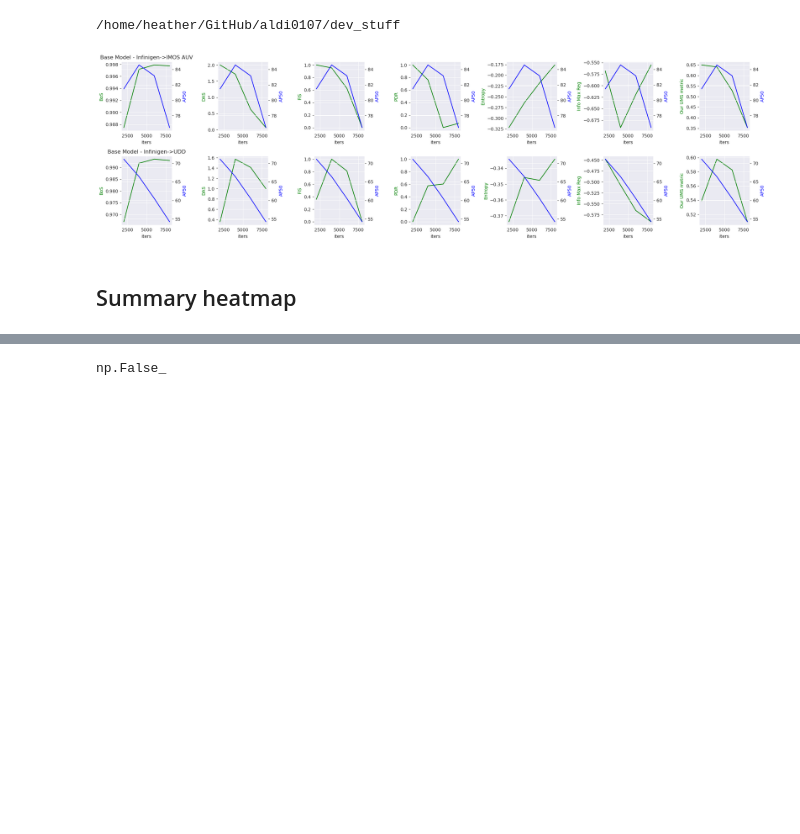
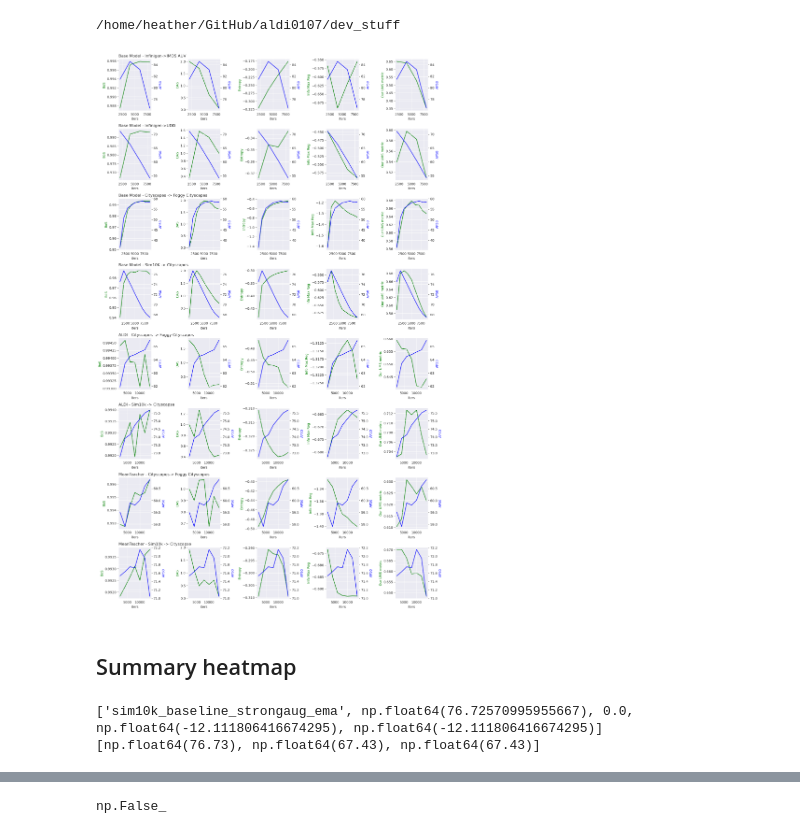
Before and after one commit to hdoi5324/aldi0107, a Jupyter notebook: dev_stuff/model_selection_analysis.ipynb, the cells around one changed output, grey strips where cells are left out. Drawn from its saved outputs; the diff is of its cells as text; code cells hidden in the pictures; blank space fills up the shorter version.

Commit message:
config and model updates

```diff
--- a/dev_stuff/model_selection_analysis.ipynb
+++ b/dev_stuff/model_selection_analysis.ipynb
@@ -17,6 +17,18 @@ paths = (glob.glob('../saga_outputs/outputs/urchininf/*base*/UMS*dict_output.jso
          + glob.glob('../outputs/urchininf/*base*/BoS*dict_output.json'))
 # %% [output]
 /home/heather/GitHub/aldi0107/dev_stuff
+# %%
+datasets=["sim10k/sim10k_baseline_strongaug_ema",
+  "sim10k/sim10k_ALDI_final", "cityscapes/cityscapes_aldi_final",
+  "sim10k/sim10k_MT_final", "cityscapes/cityscapes_meanteacher_final", "cityscapes/cityscapes_baseline_strongaug_ema",
+          "urchinfinf/*"]
+
+paths = []
+for d in datasets:
+    paths += glob.glob(f"../outputs/{d}/UMS*json") + glob.glob(f"../outputs/{d}/DAS*json") + glob.glob(f"../outputs/{d}/BoS*json")
+paths += (glob.glob('../saga_outputs/outputs/urchininf/*base*/UMS*dict_output.json')
+         + glob.glob('../saga_outputs/outputs/urchininf/*base*/DAS*dict_output.json')
+         + glob.glob('../outputs/urchininf/*base*/BoS*dict_output.json'))
 # %%
 import os
 import json
@@ -36,6 +48,8 @@ for p in paths:
     domain = split_path[-2]
     method = split_path[-1]
     path_dict[(domain, method)].append(p)
+
+path_dict = dict(sorted(path_dict.items(), reverse=True))
 # %%
 result_fields = {'UMS': ['gt/bbox/AP', 'gt/bbox/AP50',
                          'umsdas/iou', 'umsdas/giou', 'umsdas/ioukl', 'umsdas/ioukl_iou', 'umsdas/ioukl_kl', 'umsdas/info_max_reg', 'umsdas/entropy', 'umsdas/kldiv',
@@ -53,7 +67,7 @@ result_fields = {
                          #'ums_5/iou', 'ums_5/giou', 'ums_5/ioukl', 'ums_5/ioukl_iou', 'ums_5/ioukl_kl', 'ums_5/kldiv',
                          ],
                 'BoS': ['BoS'],
-                'DAS': ['DAS', 'PDR_normalized', 'FIS_normalized'],
+                'DAS': ['DAS'], #, 'PDR_normalized', 'FIS_normalized'],
                  }
 
 rows = []
@@ -161,41 +175,72 @@ baseline = "AP50"
 import matplotlib.pyplot as plt
 import pandas as pd
 
-methods = sorted(list(set(df['method'])))
-methods = [m for m in methods if 'strongaug' in m] + [m for m in methods if 'aldi' in m.lower()]
+all_methods = sorted(list(set(df['method'])))
+#methods = [m for m in methods if 'strongaug' in m] + [m for m in methods if 'aldi' in m.lower()] + [m for m in methods if 'mt' in m.lower()]
+
+methods = [all_methods[i] for i in [0, 1, 3, 7, 2, 5, 4, 6]]
 
 method_title_dictionary = {
     'base_strongaug_ema_inf_sq': "Base Model - Infinigen->IMOS AUV",
     'base_strongaug_ema_inf_udd': "Base Model - Infinigen->UDD",
+    'cityscapes_baseline_strongaug_ema' : "Base Model - Cityscapes -> Foggy Cityscapes",
+    'sim10k_baseline_strongaug_ema' : "Base Model - Sim10K -> Cityscapes",
+    'cityscapes_aldi_final' : "ALDI - Cityscapes -> Foggy Cityscapes",
+    'cityscapes_meanteacher_final' : "MeanTeacher - Cityscapes-> Foggy Cityscapes",
+    'sim10k_ALDI_final' : "ALDI - Sim10k -> Cityscapse",
+    'sim10k_MT_final' : "MeanTeacher - Sim10k -> Cityscapse",
 }
 # %%
 fig, axes = plt.subplots(len(methods), len(vals), figsize=(len(vals)*3, len(methods)*3))
 
 for j, method in enumerate(methods):
     sub_df = df[df['method']==method]#[df['iters'] > 2999]
 
     # Plot each y variable against the common x variable
     for i, val in enumerate(vals):
         ax = axes[j, i] if len(methods)>1 else axes[i]
+        ax.clear()
         ax.plot(sub_df['iters'], sub_df[val], color='green')
         ax.set_ylabel(y_axis_title(val), color='green')
         ax.set_xlabel('iters')
         ax.grid(True)
         ax2 = ax.twinx()
         ax2.plot(sub_df['iters'], sub_df[baseline], 'b-')
         ax2.set_ylabel(baseline, color='b')
         if i == 0:
-            ax.set_title(f"{method_title_dictionary.get(method, method)}")
+            ax.set_title(f"{method_title_dictionary.get(method, method)}", loc='left')
 
 plt.tight_layout()
 plt.show()
+plt.close(fig)
 # %% [output]
-[figure, old version]
+[figure, new version]
 # %% [markdown]
 ## Summary heatmap
 # %%
 import seaborn as sns
 import matplotlib.pyplot as plt
+# %%
+m = 'sim10k_baseline_strongaug_ema'
+sub_df = df[df["method"]==m]
+row = [m]
+max_ap = sub_df[comparison].idxmax()
+max = sub_df[comparison][max_ap]
+row.append(sub_df[comparison][max_ap])
+row.append(0.0)
+min_ap = sub_df[comparison].idxmin()
+row.append((sub_df[comparison][min_ap] - max)/max*100)
+last_ap = sub_df['iters'].idxmax()
+row.append((sub_df[comparison][last_ap] - max)/max*100)
+row_annot = []
+row_annot.append(round(max, 2))
+row_annot.append(round(sub_df[comparison][min_ap], 2))
+row_annot.append(round(sub_df[comparison][last_ap], 2))
+print(row)
+print(row_annot)
+# %% [output]
+['sim10k_baseline_strongaug_ema', np.float64(76.72570995955667), 0.0, np.float64(-12.111806416674295), np.float64(-12.111806416674295)]
+[np.float64(76.73), np.float64(67.43), np.float64(67.43)]
 # %%
 
 # List of unique methods
```
Also changed, not shown: parts of 2 cells of this notebook, 3 other files.
